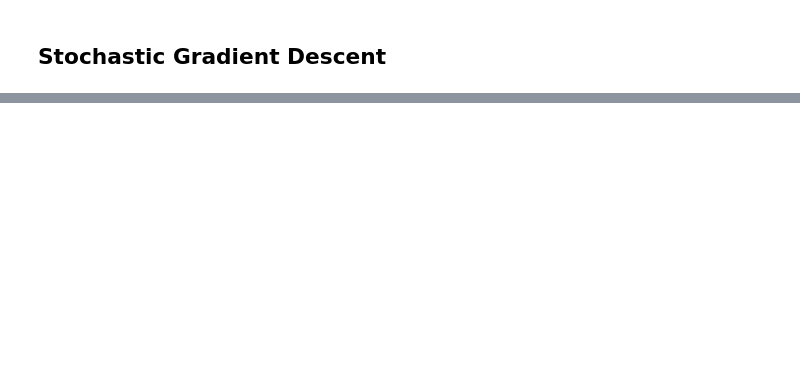
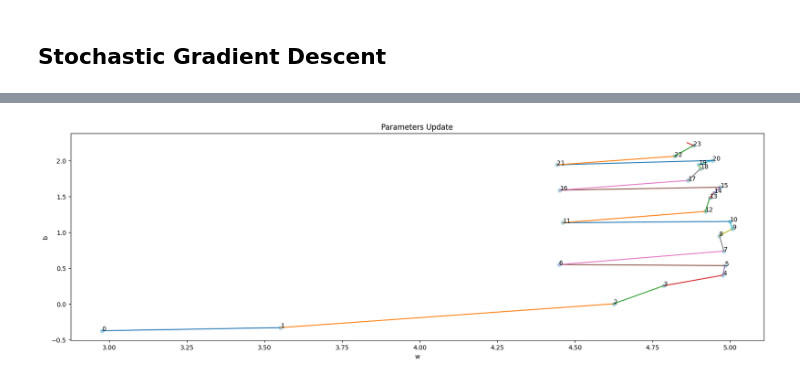
Before and after one commit to itsayushthada/ML-Overview-2024, a Jupyter notebook: Scratch-ML/01_SGD_From_Scratch.ipynb, the cells around one changed output, grey strips where cells are left out. Cells and saved outputs as stored; diff of their text form; code cells hidden in the pictures; blank space fills up the shorter version.

Commit message:
Added Parameter space Updates Plot

```diff
--- a/Scratch-ML/01_SGD_From_Scratch.ipynb
+++ b/Scratch-ML/01_SGD_From_Scratch.ipynb
@@ -91 +91,18 @@ for (w,b) in obj.param_history:
 ... (13 outputs left out)
+# %%
+# Jumps in Parameter Space
+
+plt.figure(figsize=(20, 6))
+
+for idx, i in enumerate(range(0, len(obj.param_history)-1, 1)):
+    w, b = obj.param_history[i]
+    w_next, b_next = obj.param_history[i+1]
+    plt.plot([w, w_next], [b, b_next])
+    plt.scatter(w, b, color='lightblue')
+    plt.annotate(idx, (w, b))
+plt.xlabel('w')
+plt.ylabel('b')
+plt.title('Parameters Update')
+plt.show()
+# %% [output]
+[figure, added]
```
Also changed, not shown: parts of 3 cells of this notebook.
